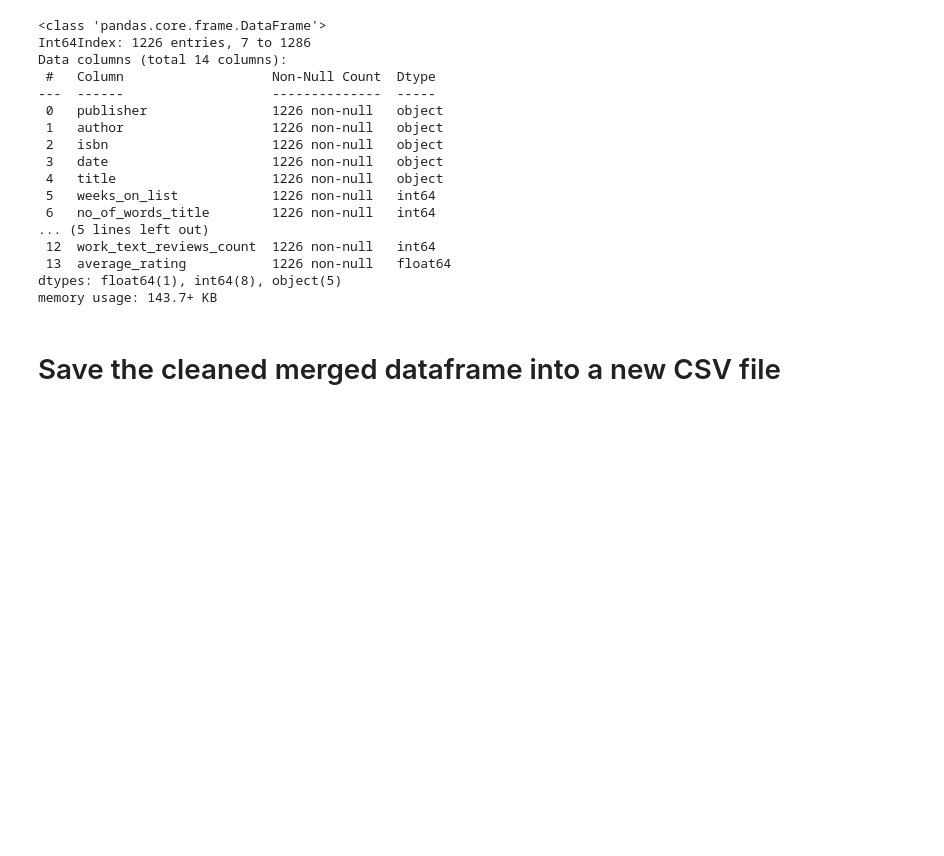
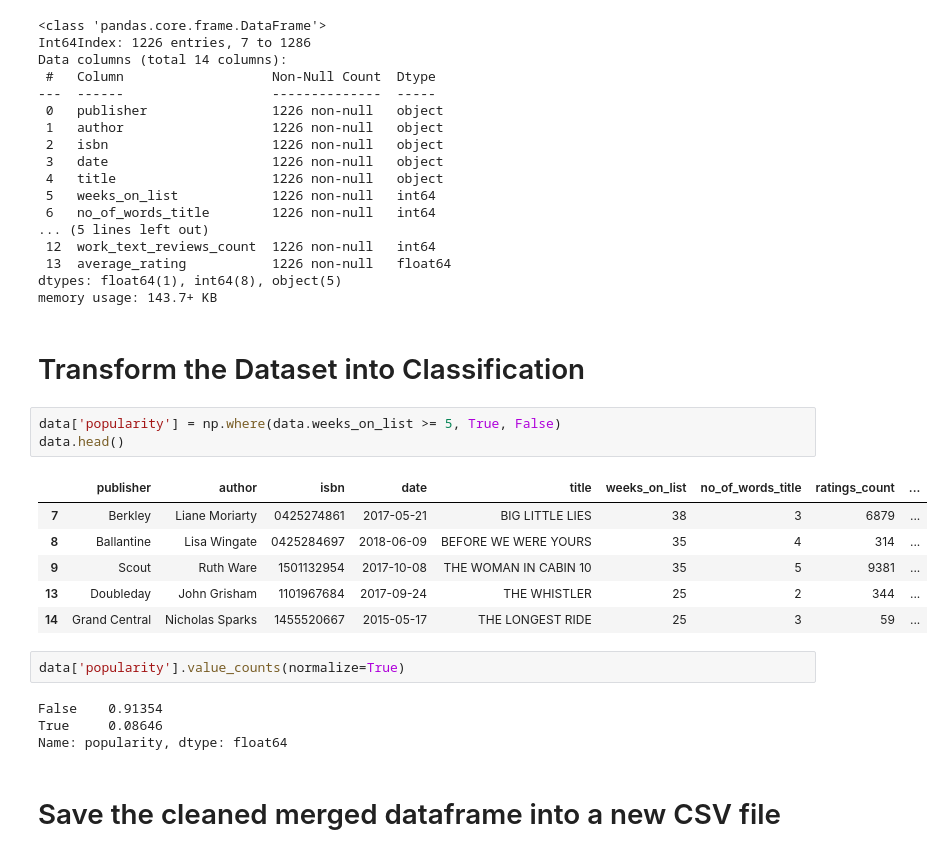
Before and after one commit to linhmai19/capstone_project, a Jupyter notebook: dataframes_merging.ipynb, the cells around one changed output. Cells and saved outputs as stored; diff of their text form; blank space fills up the shorter version.

```diff
--- a/dataframes_merging.ipynb
+++ b/dataframes_merging.ipynb
@@ -263,6 +263,24 @@ Data columns (total 14 columns):
  13  average_rating           1226 non-null   float64
 dtypes: float64(1), int64(8), object(5)
 memory usage: 143.7+ KB
+# %% [markdown]
+# Transform the Dataset into Classification
+# %%
+data['popularity'] = np.where(data.weeks_on_list >= 5, True, False)
+data.head()
+# %% [output]
+|  | publisher | author | isbn | date | title | weeks_on_list | no_of_words_title | ratings_count | ... |
+| 7 | Berkley | Liane Moriarty | 0425274861 | 2017-05-21 | BIG LITTLE LIES | 38 | 3 | 6879 | ... |
+| 8 | Ballantine | Lisa Wingate | 0425284697 | 2018-06-09 | BEFORE WE WERE YOURS | 35 | 4 | 314 | ... |
+| 9 | Scout | Ruth Ware | 1501132954 | 2017-10-08 | THE WOMAN IN CABIN 10 | 35 | 5 | 9381 | ... |
+| 13 | Doubleday | John Grisham | 1101967684 | 2017-09-24 | THE WHISTLER | 25 | 2 | 344 | ... |
+| 14 | Grand Central | Nicholas Sparks | 1455520667 | 2015-05-17 | THE LONGEST RIDE | 25 | 3 | 59 | ... |
+# %%
+data['popularity'].value_counts(normalize=True)
+# %% [output]
+False    0.91354
+True     0.08646
+Name: popularity, dtype: float64
 # %% [markdown]
 # Save the cleaned merged dataframe into a new CSV file
 # %%
```
Also changed, not shown: 3 other files.
